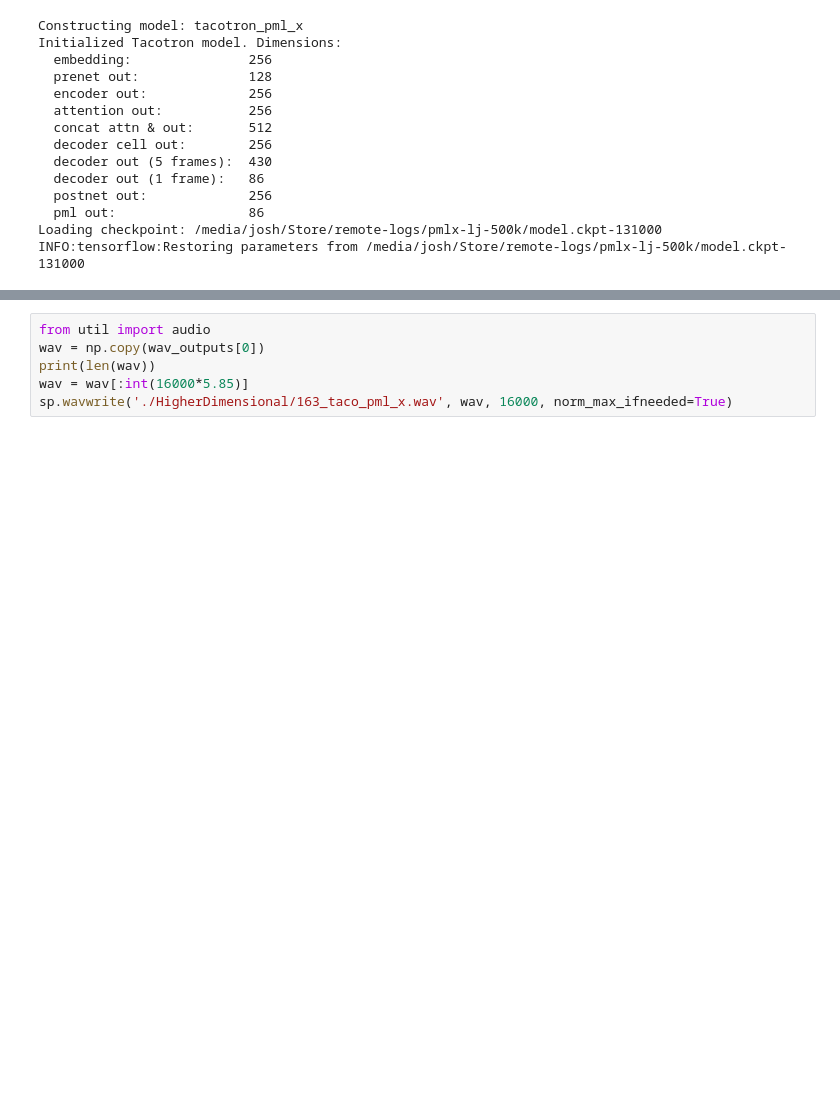
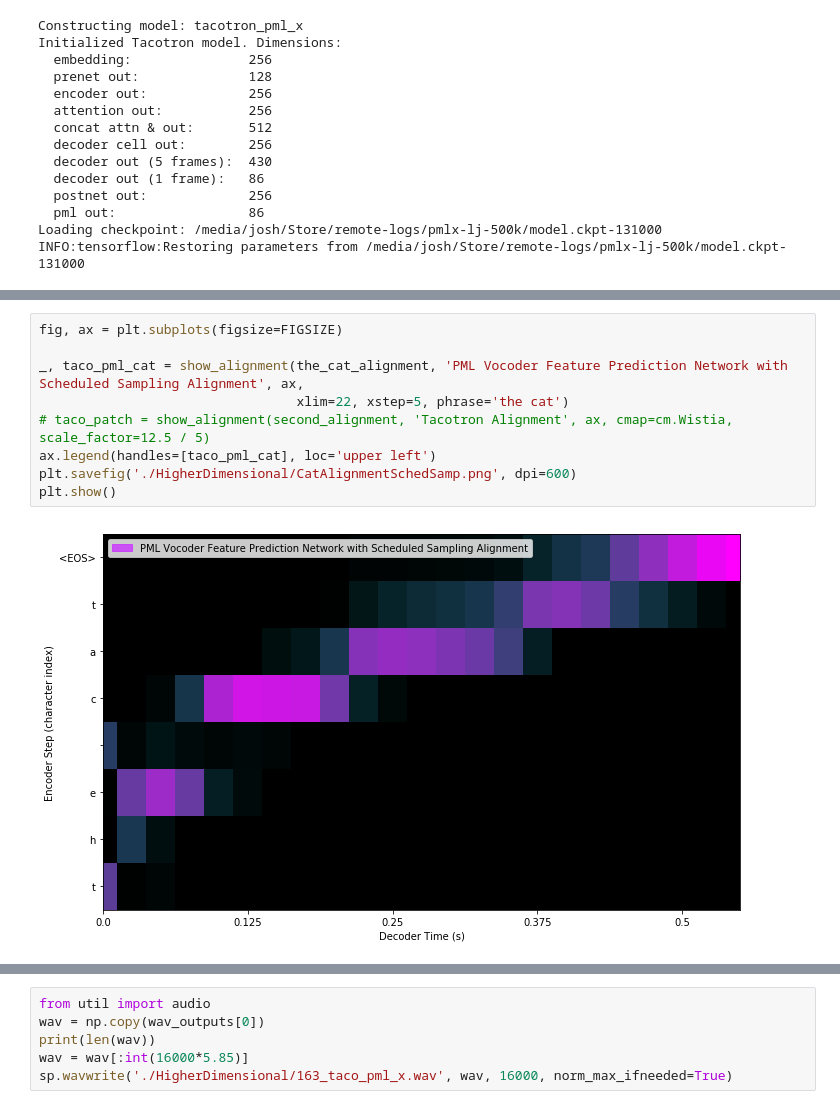
Before and after one commit to qingyundou/tacotron_qdou, a Jupyter notebook: notebooks/HigherDimensional.ipynb, the cells around one changed output, grey strips where cells are left out. Drawn from its saved outputs; the diff is of its cells as text; blank space fills up the shorter version.

```diff
--- a/notebooks/HigherDimensional.ipynb
+++ b/notebooks/HigherDimensional.ipynb
@@ -187,0 +313,11 @@ plt.show()
+# %%
+fig, ax = plt.subplots(figsize=FIGSIZE)
+
+_, taco_pml_cat = show_alignment(the_cat_alignment, 'PML Vocoder Feature Prediction Network with Scheduled Sampling Alignment', ax,
+                                 xlim=22, xstep=5, phrase='the cat')
+# taco_patch = show_alignment(second_alignment, 'Tacotron Alignment', ax, cmap=cm.Wistia, scale_factor=12.5 / 5)
+ax.legend(handles=[taco_pml_cat], loc='upper left')
+plt.savefig('./HigherDimensional/CatAlignmentSchedSamp.png', dpi=600)
+plt.show()
+# %% [output]
+[figure, added]
```
Also changed, not shown: parts of 20 cells of this notebook, 3 other files.
